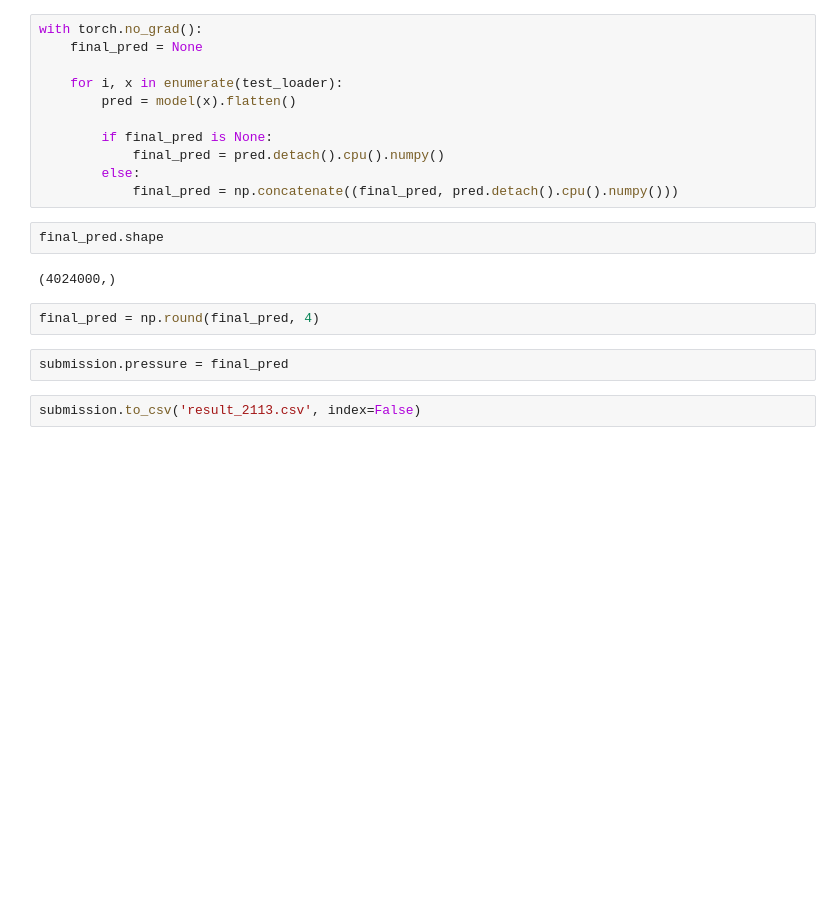
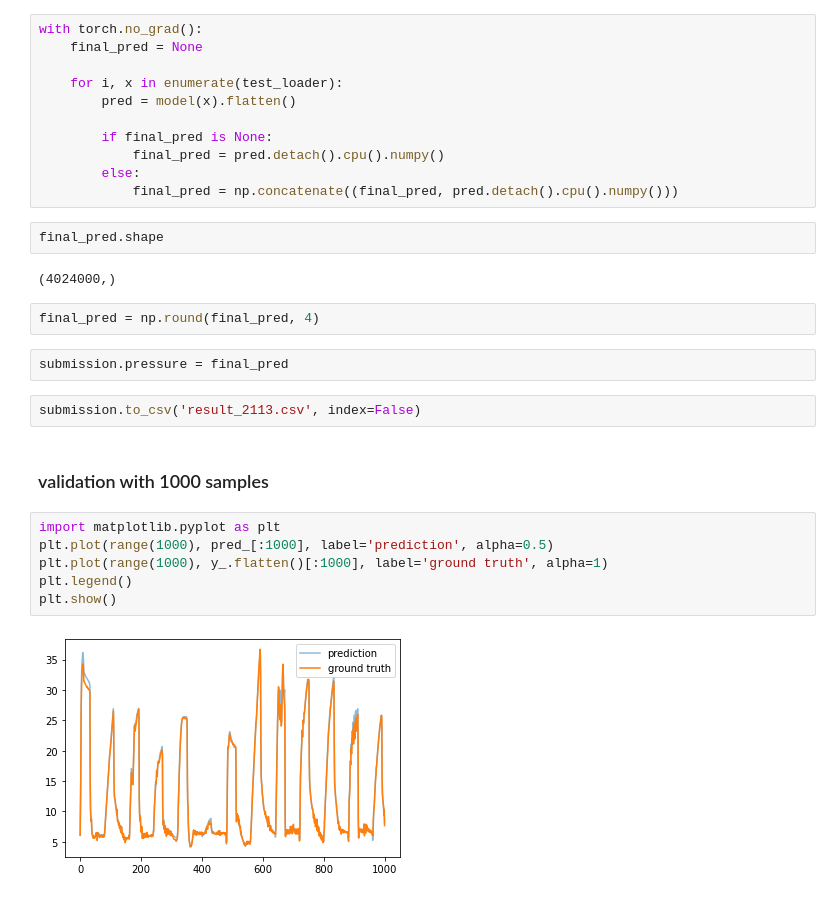
Before and after one commit to yumin-c/yonsei_ai_bootcamp, a Jupyter notebook: ventilator_lstm.ipynb, the cells around one changed output. Cells and saved outputs as stored; diff of their text form; blank space fills up the shorter version.

Commit message:
graph added

```diff
--- a/ventilator_lstm.ipynb
+++ b/ventilator_lstm.ipynb
@@ -176,3 +176,13 @@ final_pred = np.round(final_pred, 4)
 submission.pressure = final_pred
 # %%
 submission.to_csv('result_2113.csv', index=False)
+# %% [markdown]
+### validation with 1000 samples
+# %%
+import matplotlib.pyplot as plt
+plt.plot(range(1000), pred_[:1000], label='prediction', alpha=0.5)
+plt.plot(range(1000), y_.flatten()[:1000], label='ground truth', alpha=1)
+plt.legend()
+plt.show()
+# %% [output]
+[figure, added]
```
